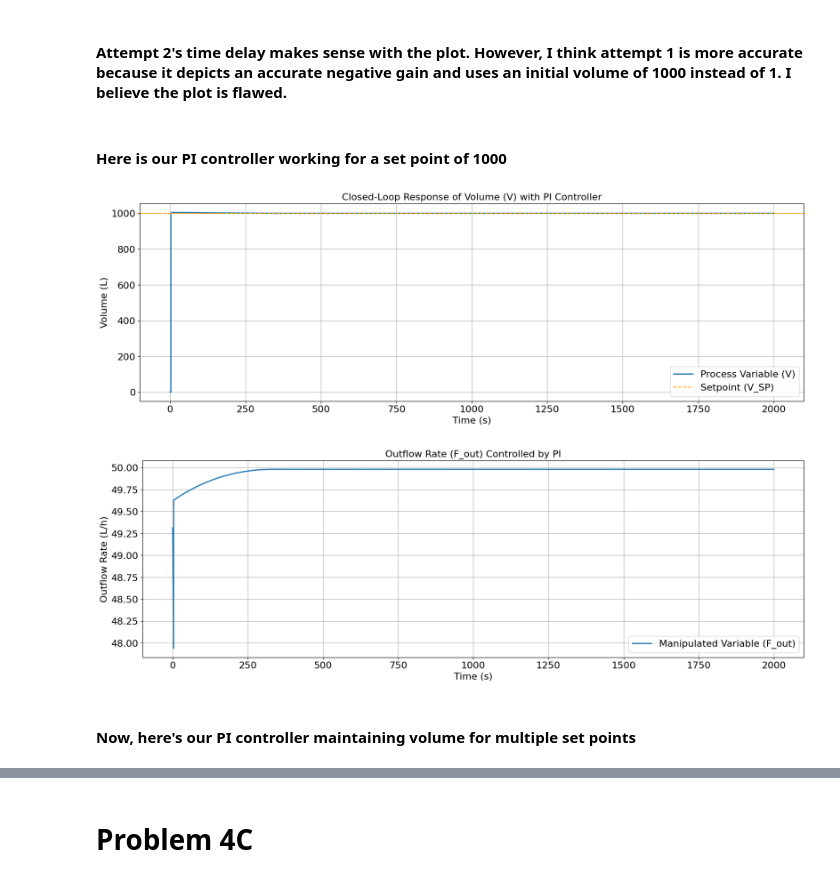
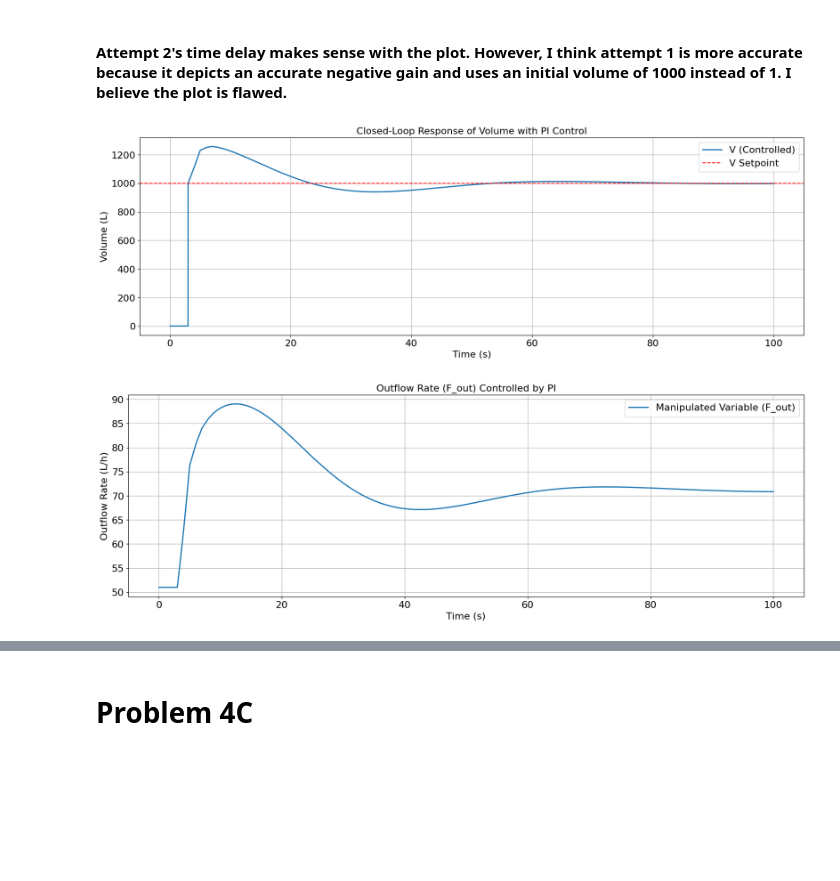
Before and after one commit to rahilisashaik/cbe_162, a Jupyter notebook: project/162_project.ipynb, the cells around one changed output, grey strips where cells are left out. Saved outputs shown, nothing was run; the diff lists cells and outputs as text; code cells hidden in the pictures; blank space fills up the shorter version.

```diff
--- a/project/162_project.ipynb
+++ b/project/162_project.ipynb
@@ -442 +409,9 @@ def FC(V, V_SP, F_out0, Kp, Ki, integral_error, dt):
+# %%
+# Desired setpoint
+V_sp = 1000.0
+
+Kc = -0.1    # negative to ensure correct action
+tau_I = 10.0
+dt = 1.0      # controller update interval (in hours)
+I_term = 0.0  # integral term initialization
 # %%
@@ -497,26 +447,38 @@ F_out_PI_1500 = 51 + Kp * (V_SP - V_PI_1500) + Ki * np.cumsum(V_SP - V_PI_1500)
-# %% [markdown]
-#### Here is our PI controller working for a set point of 1000
+# %%
+t_final = 100
+t_PI, result_PI, result_sp_PI = dynamic_model_with_PI([0, t_final], x0)
+
+
+V_PI = result_PI[0, :]
+Cx_PI = result_PI[1, :]
+Cp_PI = result_PI[2, :]
+Cs_PI = result_PI[3, :]
+Co2_PI = result_PI[4, :]
+T_PI = result_PI[5, :]
+Tag_PI = result_PI[6, :]
+
+Vsp_PI = result_sp_PI[0, :]
+F_out_PI = 51 + Kc * (Vsp_PI - V_PI) + Kc / tau_I * np.cumsum(Vsp_PI - V_PI) * (t_PI[1] - t_PI[0])
 # %%
-plt.figure(figsize=(20, 6))
-plt.plot(t_PI_1000, V_PI_1000, label="Process Variable (V)", linewidth=2)
-plt.axhline(1000, color='orange', linestyle='--', label="Setpoint (V_SP)")
-plt.title("Closed-Loop Response of Volume (V) with PI Controller")
+# Plot Controlled Response
+plt.figure(figsize=(20,6))
+plt.plot(t_PI, V_PI, label="V (Controlled)", lw=2)
+plt.axhline(y=V_sp, color='r', linestyle='--', label="V Setpoint")
+plt.title("Closed-Loop Response of Volume with PI Control")
 plt.xlabel("Time (s)")
 plt.ylabel("Volume (L)")
+plt.grid(True)
 plt.legend()
-plt.grid(True)
 plt.show()
 
 plt.figure(figsize=(20, 6))
-plt.plot(t_PI_1000, F_out_PI_1000, label="Manipulated Variable (F_out)", linewidth=2)
+plt.plot(t_PI, F_out_PI, label="Manipulated Variable (F_out)", linewidth=2)
 plt.title("Outflow Rate (F_out) Controlled by PI")
 plt.xlabel("Time (s)")
 plt.ylabel("Outflow Rate (L/h)")
 plt.legend()
 plt.grid(True)
 plt.show()
 # %% [output]
-[figure, old version]
+[figure, new version]
-[figure, old version]
+[figure, new version]
-# %% [markdown]
-#### Now, here's our PI controller maintaining volume for multiple set points
```
Also changed, not shown: parts of 37 cells of this notebook.
